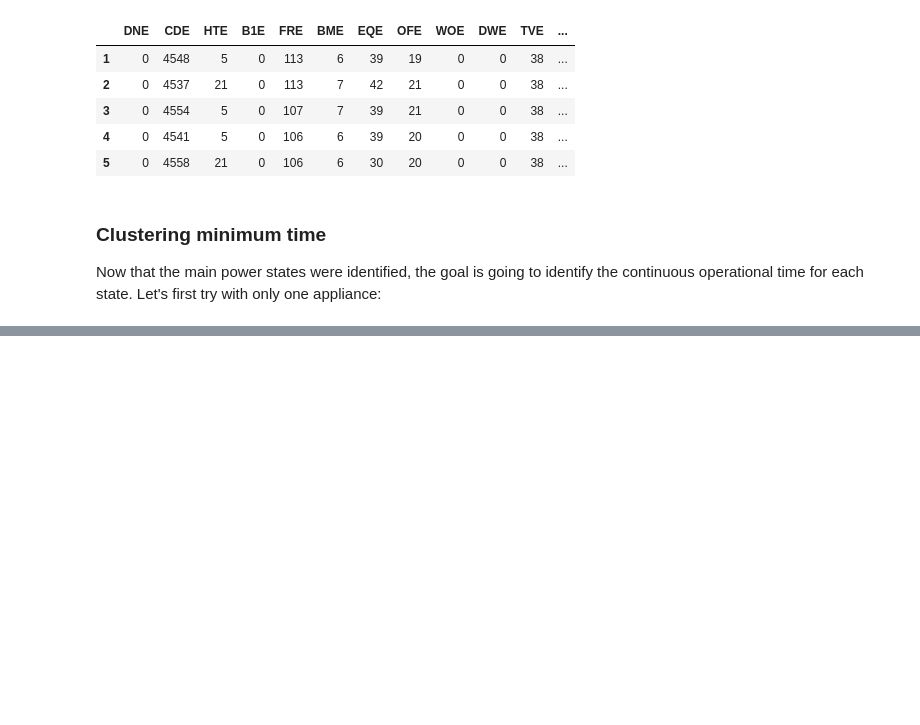
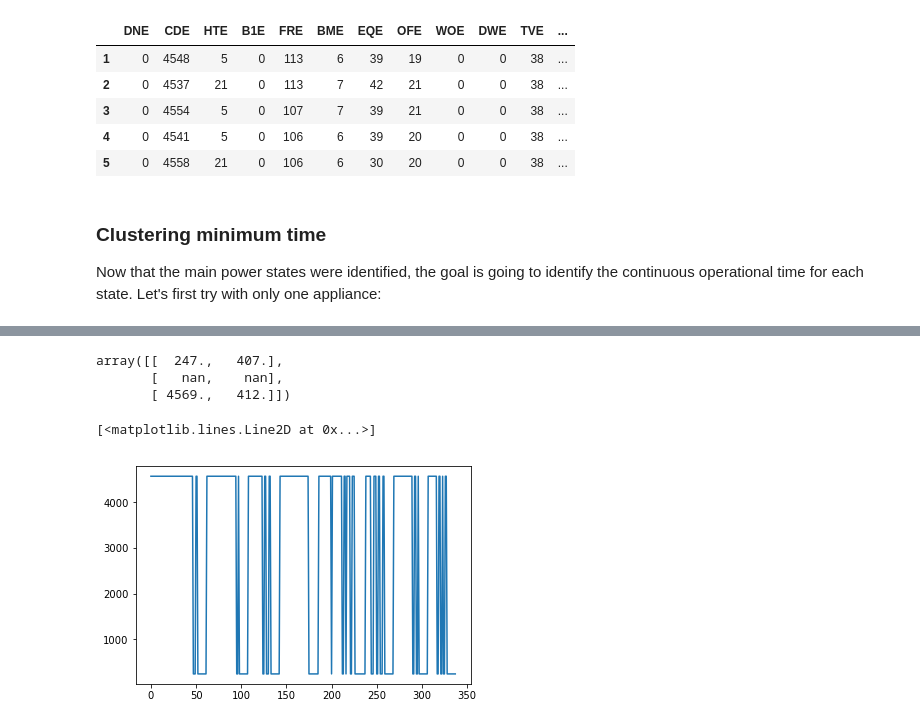
Before and after one commit to WittmannF/nilm-lp, a Jupyter notebook: full_model/case_B/_allData/process_data.ipynb, the cells around one changed output, grey strips where cells are left out. Drawn from its saved outputs; the diff is of its cells as text; code cells hidden in the pictures; blank space fills up the shorter version.

```diff
--- a/full_model/case_B/_allData/process_data.ipynb
+++ b/full_model/case_B/_allData/process_data.ipynb
@@ -153,6 +153,7 @@ colors = np.array([x for x in 'bgrcmykbgrcmykbgrcmykbgrcmyk'])
 colors = np.hstack([colors] * 20)
 
 all_medians = {}
+all_y_pred = {}
 plt.figure(figsize=(16, 8*8))
 ignore_appl = ['WHE']
 i = 1
@@ -188,6 +189,7 @@ for appl in appliances:
     plt.title(appl)
 
     all_medians[appl] = medians
+    all_y_pred[appl] = y_pred
 
     i+=1
 # %% [output]
@@ -293,0 +287,13 @@ Serving to http://127.0.0.1:8889/    [Ctrl-C to exit]
+# %%
+all_medians['CDE']
+# %% [output]
+array([[  247.,   407.],
+       [   nan,    nan],
+       [ 4569.,   412.]])
+# %%
+P_pred = all_medians['CDE'][all_y_pred['CDE']][:,0]
+# %%
+plt.plot(P_pred)
+# %% [output]
+[<matplotlib.lines.Line2D at 0x...>]
+[figure, added]
```
Also changed, not shown: parts of 21 cells of this notebook.
